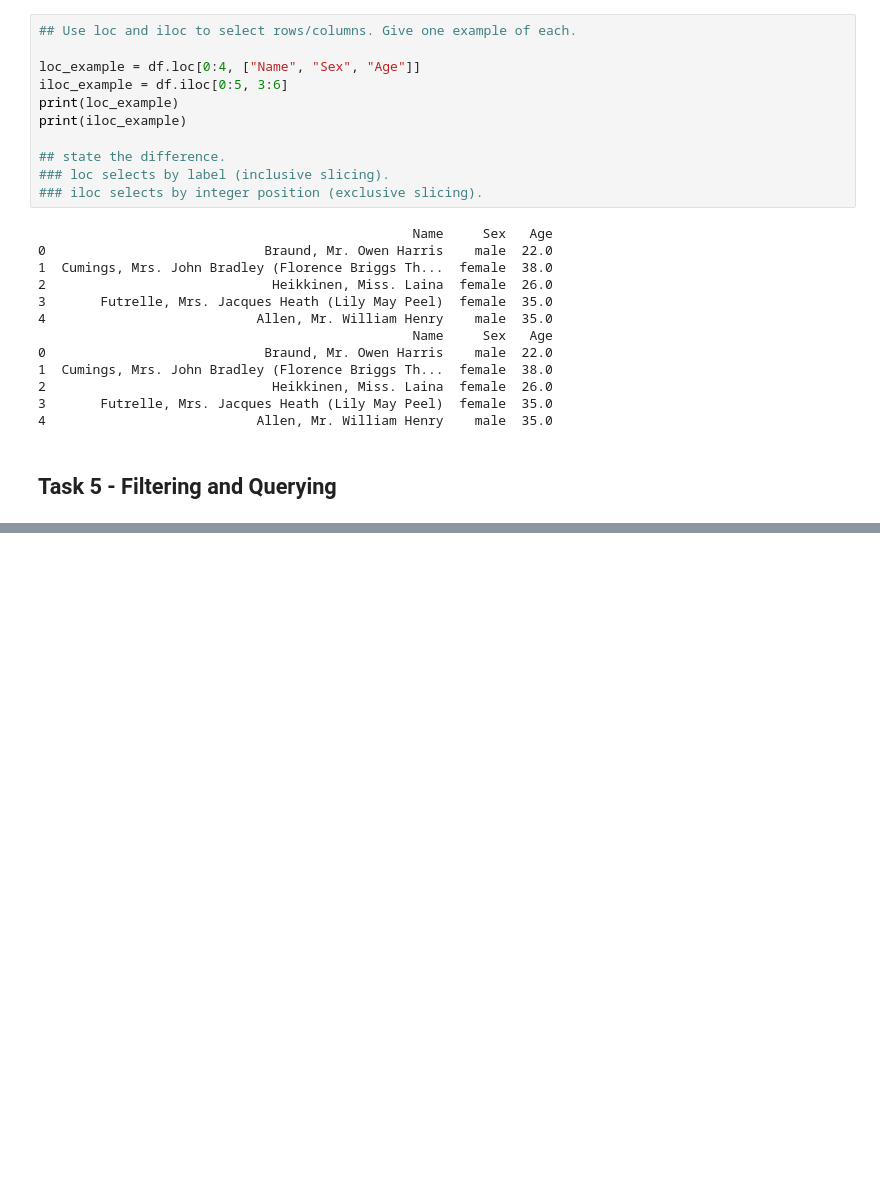
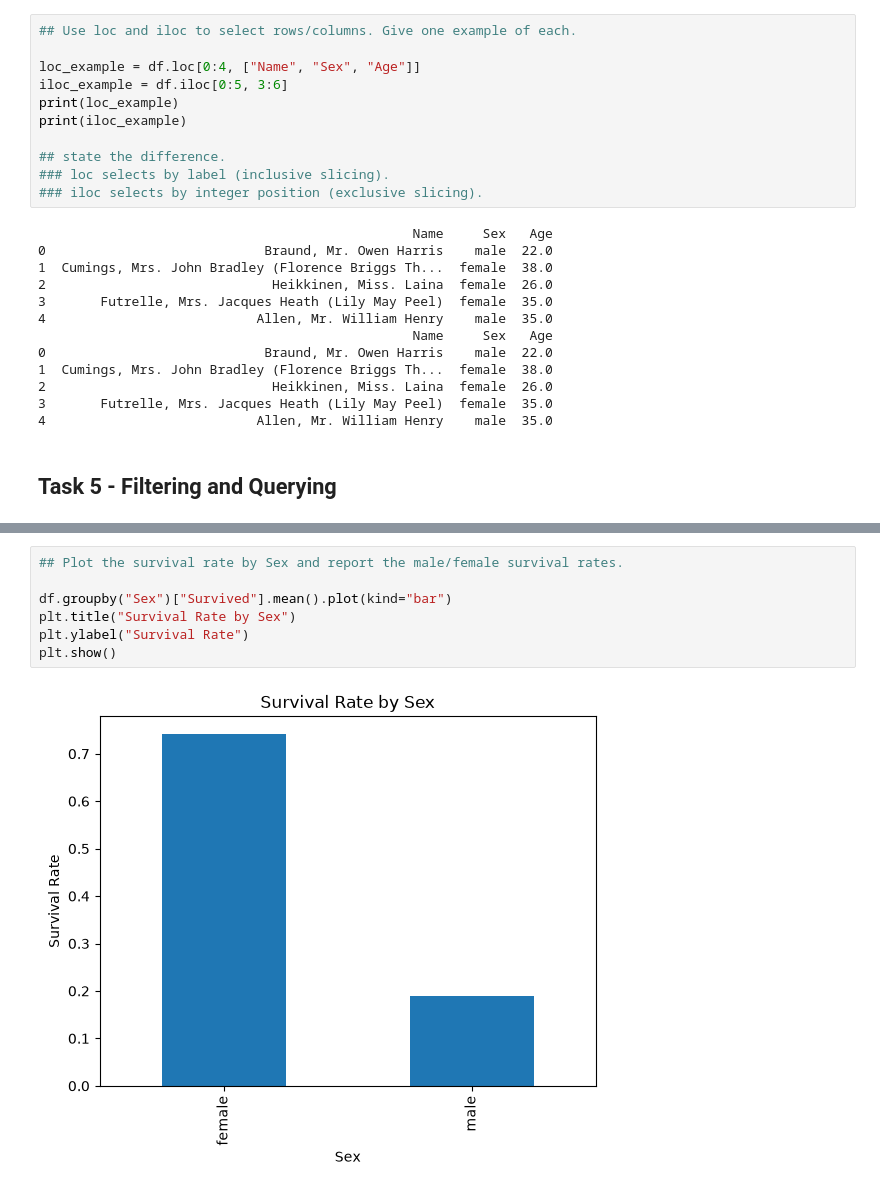
Before and after one commit to lakshitapagaria31/202618052_LakshitaPagaria_DS605, a Jupyter notebook: 202618052_Lab_2/202618052_Lab_2.ipynb, the cells around one changed output, grey strips where cells are left out. Saved outputs shown, nothing was run; the diff lists cells and outputs as text; blank space fills up the shorter version.

```diff
--- a/202618052_Lab_2/202618052_Lab_2.ipynb
+++ b/202618052_Lab_2/202618052_Lab_2.ipynb
@@ -276,0 +477,9 @@ print(iloc_example)
+# %%
+## Plot the survival rate by Sex and report the male/female survival rates.
+
+df.groupby("Sex")["Survived"].mean().plot(kind="bar")
+plt.title("Survival Rate by Sex")
+plt.ylabel("Survival Rate")
+plt.show()
+# %% [output]
+[figure, added]
```
Also changed, not shown: parts of 24 cells of this notebook, 1 other file.
